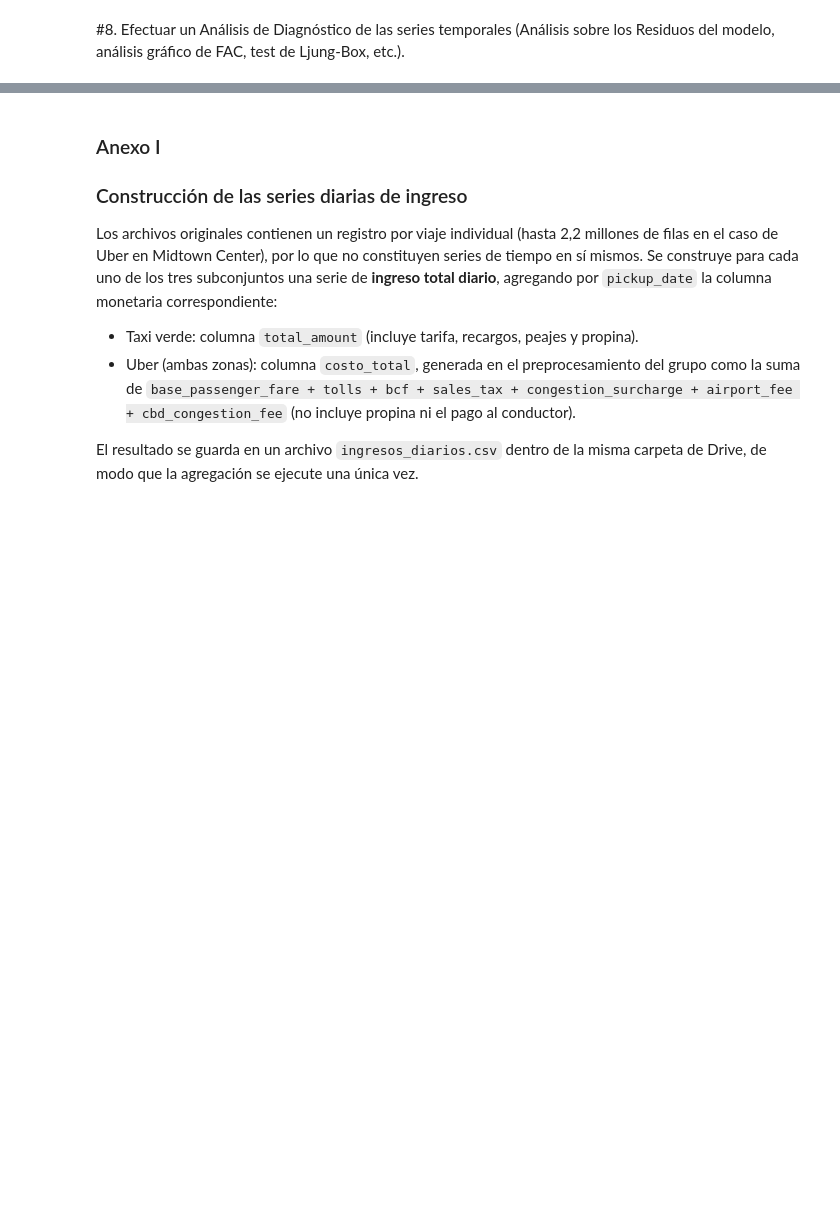
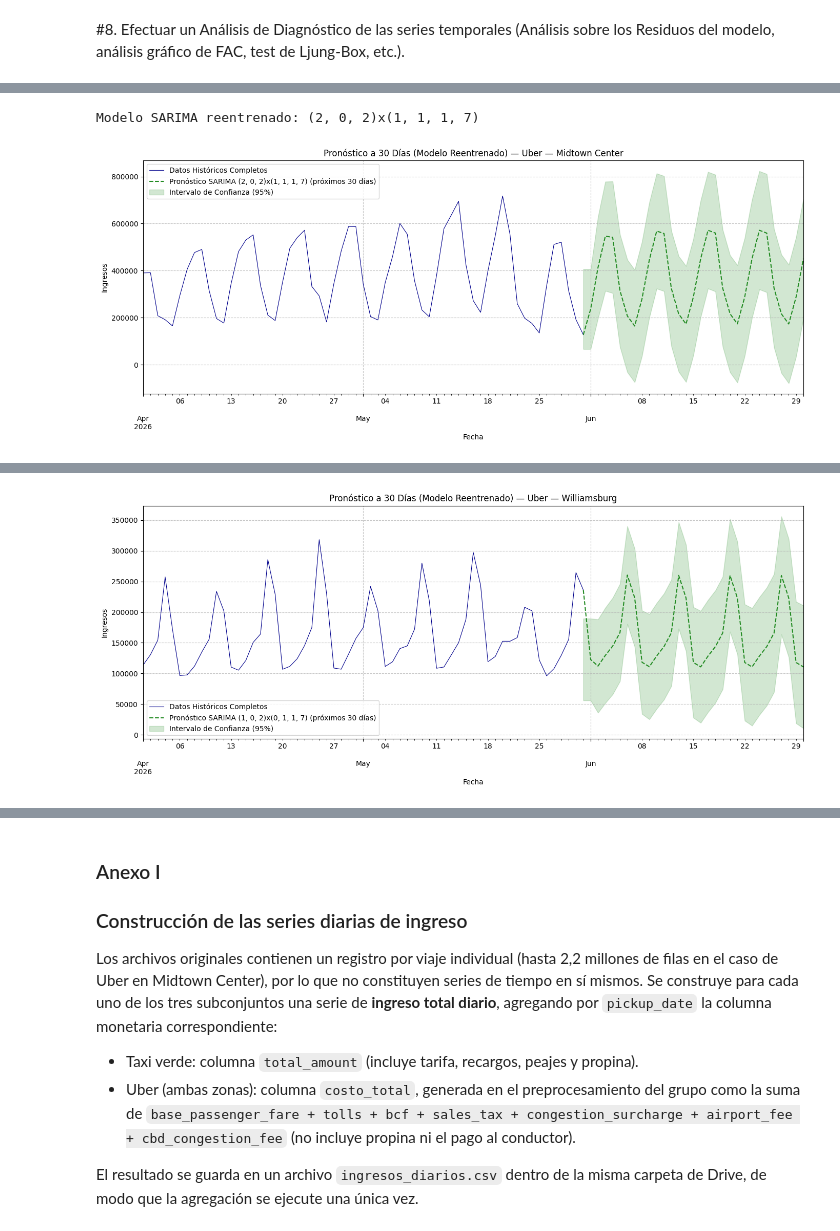
Before and after one commit to patriciasandagorda/AST, a Jupyter notebook: TP1_Series_Temporales_VPS.ipynb, the cells around one changed output, grey strips where cells are left out. Cells and saved outputs as stored; diff of their text form; code cells hidden in the pictures; blank space fills up the shorter version.

```diff
--- a/TP1_Series_Temporales_VPS.ipynb
+++ b/TP1_Series_Temporales_VPS.ipynb
@@ -1175,0 +1303,77 @@ AIC=4254.25 | BIC=4273.04 | RMSE_test=123.97 | MAE_test=71.68
+# %%
+# Definir los modelos SARIMA seleccionados finales con el rank 1 para uber_midtown, como se determinó previamente
+selected_sarima_models_full_data = {
+    'uber_midtown': {'order': (2, 0, 2), 'seasonal_order': (1, 1, 1, 7), 'rank': 1},
+    'uber_williamsburg': {'order': (1, 0, 2), 'seasonal_order': (0, 1, 1, 7), 'rank': 1},
+    'taxi_verde_williamsburg': {'order': (0, 0, 2), 'seasonal_order': (1, 1, 1, 7), 'rank': 1}
+}
+
+forecast_steps = 30 # Pronosticar un mes (30 días) en el futuro
+
+print('### Pronóstico con Modelos SARIMA Reentrenados en Datos Completos ###')
+
+for col, params in selected_sarima_models_full_data.items():
+    print(f'\n--- Procesando Serie: {titulos[col]} ---')
+
+    # Obtener los parámetros del mejor modelo para esta serie
+    sarima_info = dict_resultados[col]
+    best_model_row = sarima_info['tabla_modelos'].iloc[params['rank'] - 1]
+    order = best_model_row['order']
+    seasonal_order = best_model_row['seasonal_order']
+    model_order_str = f"{order}x{seasonal_order}"
+
+    full_model = SARIMAX(
+        df[col],
+        order=order,
+        seasonal_order=seasonal_order,
+        enforce_stationarity=False,
+        enforce_invertibility=False
+    )
+    full_fit = full_model.fit(disp=False)
+
+    print(f"Modelo SARIMA reentrenado: {model_order_str}")
+
+    # Generar pronóstico para los siguientes 30 días
+    forecast_result = full_fit.get_forecast(steps=forecast_steps)
+    forecast_mean = forecast_result.predicted_mean
+    conf_int = forecast_result.conf_int()
+
+    # Graficar los datos históricos y el nuevo pronóstico, limitando el rango a abril, mayo y junio
+    fig, ax = plt.subplots(figsize=(14, 6))
+
+    # Obtener el último punto de los datos históricos para conectar con el pronóstico
+    last_hist_date = df[col].index.max()
+    last_hist_value = df[col].loc[last_hist_date]
+
+    # Crear una serie extendida para el pronóstico que incluya el último punto histórico
+    # Esto asegura una conexión visual entre la línea histórica y la línea de pronóstico.
+    extended_forecast_mean = pd.concat([pd.Series(last_hist_value, index=[last_hist_date]), forecast_mean])
+
+    # Extender el intervalo de confianza para que comience visualmente desde el último punto histórico
+    # Se usa el primer valor del IC del pronóstico para el punto de conexión.
+    extended_conf_int = pd.concat([
+        pd.DataFrame([conf_int.iloc[0]], index=[last_hist_date], columns=conf_int.columns),
+        conf_int
+    ])
+
+    # Filtrar los datos históricos para el rango de visualización deseado (abril y mayo)
+    historical_plot_data = df[col].loc['2026-04-01':last_hist_date]
+
+    # Graficar la serie histórica filtrada
+    historical_plot_data.plot(ax=ax, label='Datos Históricos Completos', color='darkblue', lw=0.8)
+
+    # Graficar el pronóstico extendido
+    extended_forecast_mean.plot(ax=ax, label=f'Pronóstico SARIMA {model_order_str} (próximos {forecast_steps} días)', color='forestgreen', linestyle='--')
+    ax.fill_between(extended_conf_int.index, extended_conf_int.iloc[:, 0], extended_conf_int.iloc[:, 1], color='forestgreen', alpha=0.2, label='Intervalo de Confianza (95%)')
+
+    # Establecer los límites del eje X para mostrar solo el rango solicitado (abril, mayo, junio)
+    ax.set_xlim(pd.Timestamp('2026-04-01'), pd.Timestamp('2026-06-30'))
+
+    ax.set_title(f'Pronóstico a {forecast_steps} Días (Modelo Reentrenado) — {titulos[col]}')
+    ax.set_xlabel('Fecha')
+    ax.set_ylabel('Ingresos')
+    ax.legend()
+    plt.grid(True, linestyle='--', alpha=0.7)
+    plt.tight_layout()
+    plt.show()
+# %% [output]
@@ -1175,0 +1383,2 @@ AIC=4254.25 | BIC=4273.04 | RMSE_test=123.97 | MAE_test=71.68
+Modelo SARIMA reentrenado: (2, 0, 2)x(1, 1, 1, 7)
+[figure, added]
@@ -1175,0 +1387 @@ AIC=4254.25 | BIC=4273.04 | RMSE_test=123.97 | MAE_test=71.68
+[figure, added]
```
Also changed, not shown: parts of 13 cells of this notebook.
